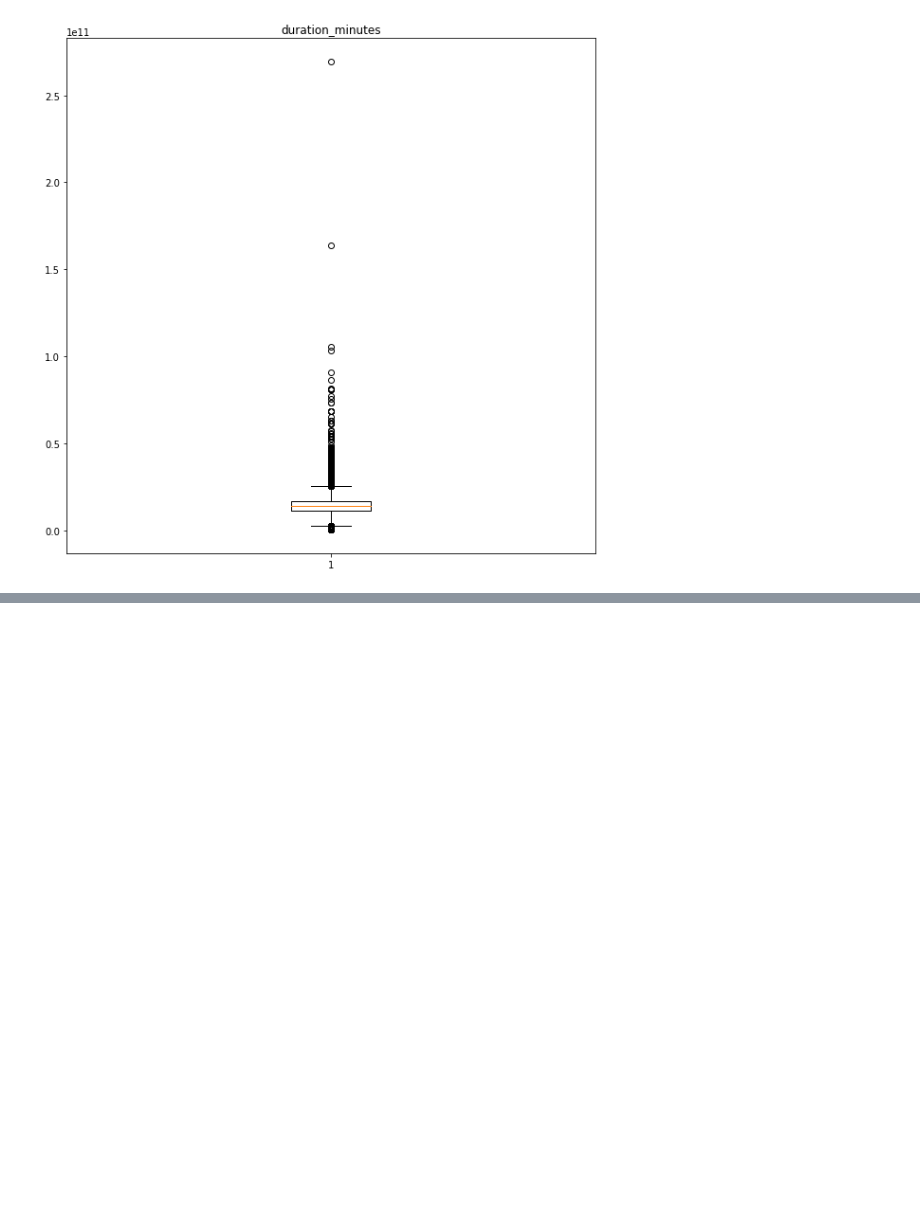
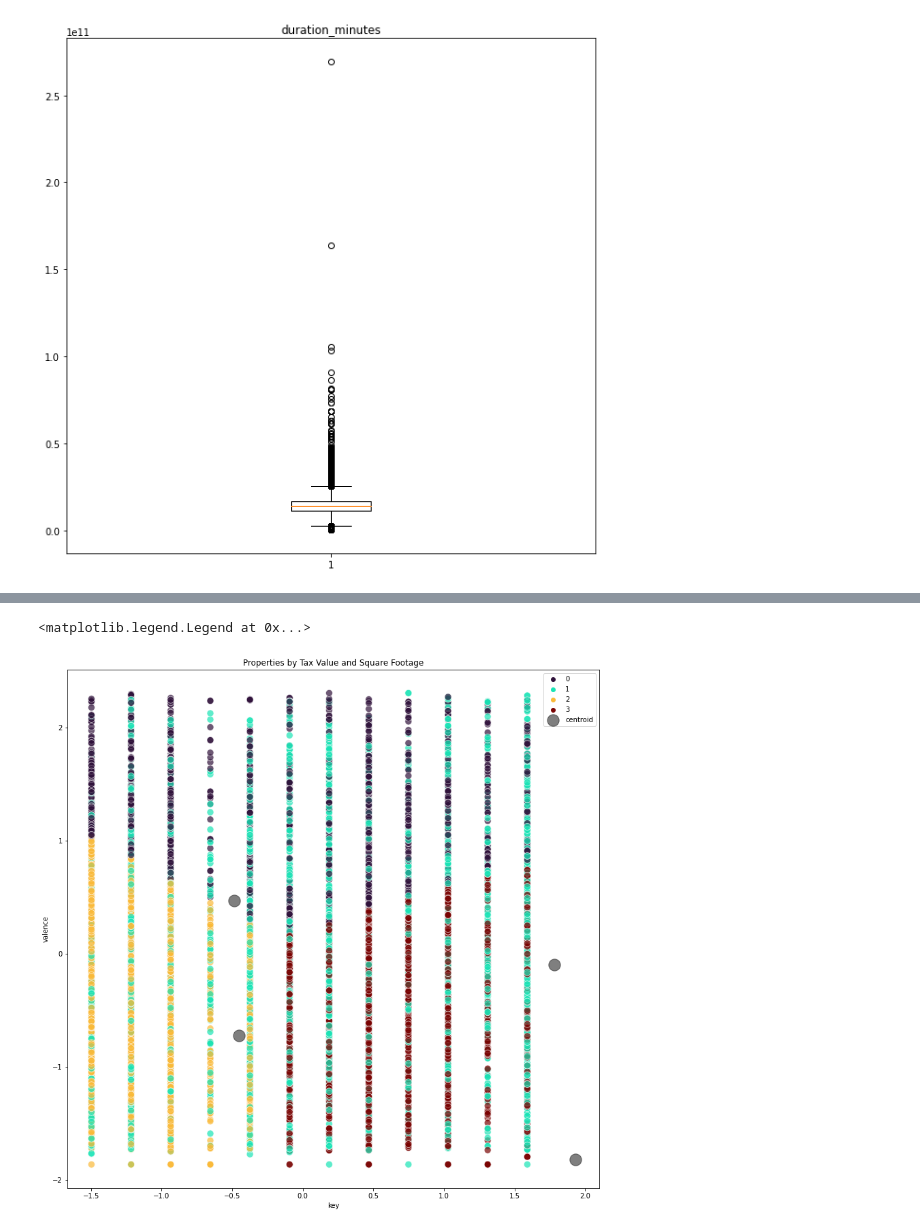
Before and after one commit to wheelerjoshua/spotify_classification_project, a Jupyter notebook: explore_notebook.ipynb, the cells around one changed output, grey strips where cells are left out. Saved outputs shown, nothing was run; the diff lists cells and outputs as text; code cells hidden in the pictures; blank space fills up the shorter version.

```diff
--- a/explore_notebook.ipynb
+++ b/explore_notebook.ipynb
@@ -56,0 +177,29 @@ for col in df.drop(columns=['artist','song','album']).columns.to_list():
+# %%
+# create cluster features for validate and test
+X_validate_mood_cluster = validate_scaled[['mode','key','valence']]
+X_test_mood_cluster = test_scaled[['mode','key','valence']]
+
+# define cluster object
+kmeans = KMeans(n_clusters=4, random_state = 222)
+# fit cluster object to features
+kmeans.fit(X_train_mood_cluster)
+# use the object
+train_scaled['mood_cluster'] = kmeans.predict(X_train_mood_cluster)
+validate_scaled['mood_cluster'] = kmeans.predict(X_validate_mood_cluster)
+test_scaled['mood_cluster'] = kmeans.predict(X_test_mood_cluster)
+X_train_mood_cluster['mood_cluster'] = kmeans.predict(X_train_mood_cluster)
+
+
+#define centroids
+centroids = pd.DataFrame(kmeans.cluster_centers_, columns = X_train_mood_cluster.loc[:, X_train_mood_cluster.columns != 'mood_cluster'].columns)
+# %%
+# visualize
+centroids = pd.DataFrame(kmeans.cluster_centers_, columns = X_train_mood_cluster.loc[:, X_train_mood_cluster.columns != 'mood_cluster'].columns)
+plt.figure(figsize = (14,14))
+sns.scatterplot(data = X_train_mood_cluster, x = 'key', y = 'valence', hue = 'mood_cluster', s = 100, alpha = 0.7, palette='turbo')
+centroids.plot.scatter(x='key',y='valence',ax = plt.gca(), color = 'black',alpha = 0.5, s=300, label = 'centroid')
+plt.title('Properties by Tax Value and Square Footage')
+plt.legend(loc = 'upper right')
+# %% [output]
+<matplotlib.legend.Legend at 0x...>
+[figure, added]
```
Also changed, not shown: parts of 24 cells of this notebook, 1 other file.
